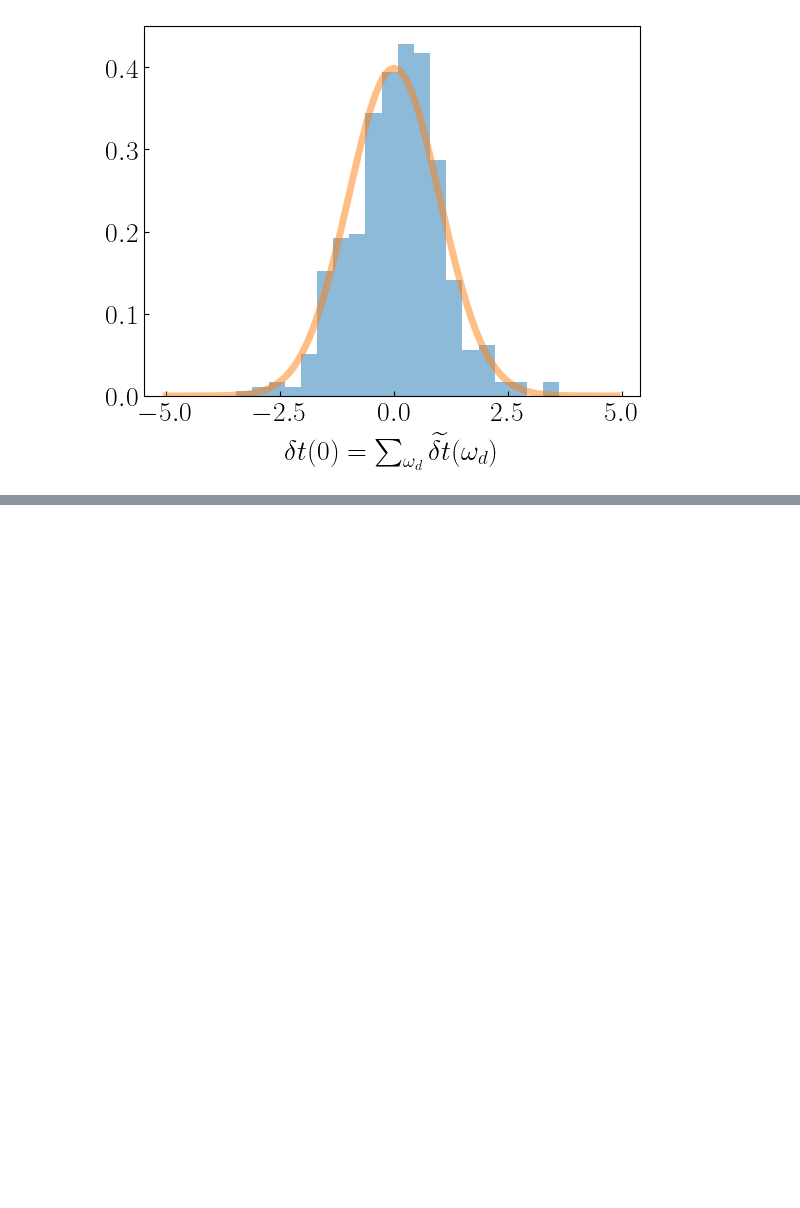
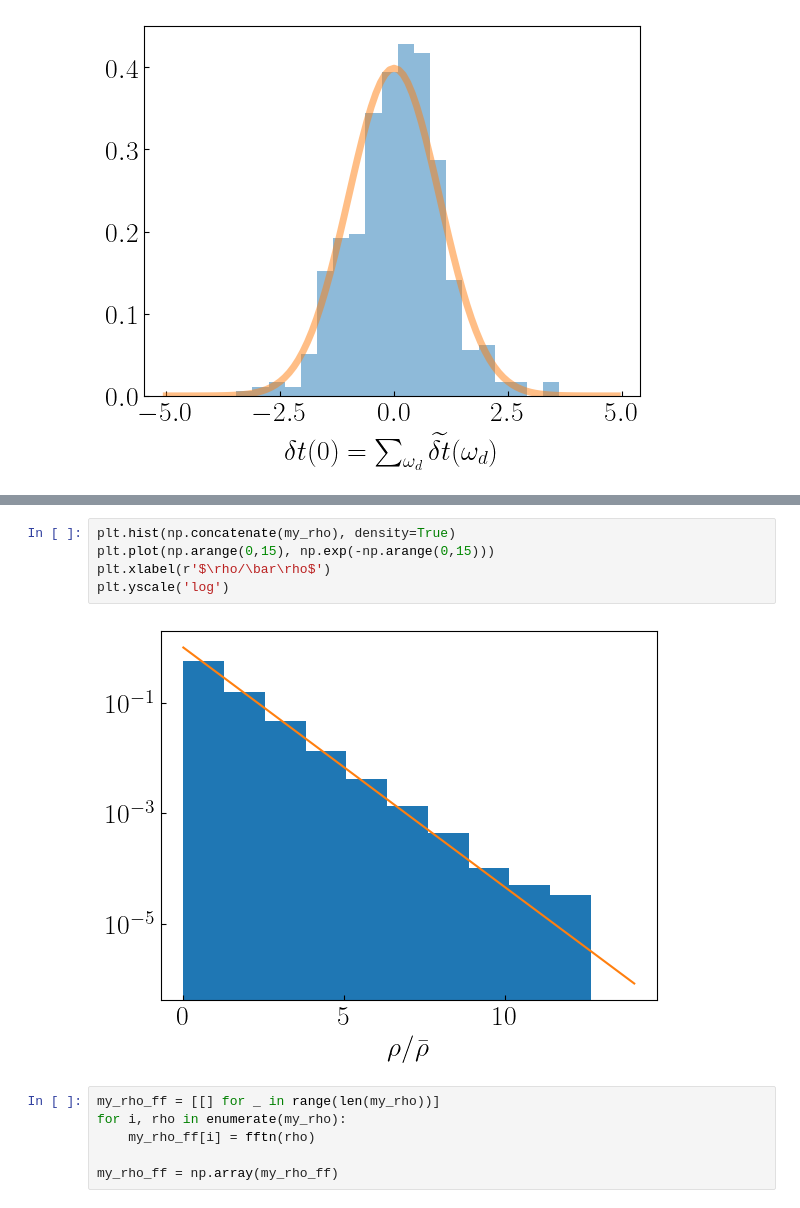
Before and after one commit to hjkim0620/ULDM_PTA_Likelihood, a Jupyter notebook: ULDM_PTA_Likelihood.ipynb, the cells around one changed output, grey strips where cells are left out. Saved outputs shown, nothing was run; the diff lists cells and outputs as text; blank space fills up the shorter version.

```diff
--- a/ULDM_PTA_Likelihood.ipynb
+++ b/ULDM_PTA_Likelihood.ipynb
@@ -346,0 +388,13 @@ plt.xlabel(r'$\delta t(0) = \sum_{\omega_d} \widetilde{\delta t}(\omega_d)$');
+# %%
+plt.hist(np.concatenate(my_rho), density=True)
+plt.plot(np.arange(0,15), np.exp(-np.arange(0,15)))
+plt.xlabel(r'$\rho/\bar\rho$')
+plt.yscale('log')
+# %% [output]
+[figure, added]
+# %%
+my_rho_ff = [[] for _ in range(len(my_rho))]
+for i, rho in enumerate(my_rho):
+    my_rho_ff[i] = fftn(rho)
+
+my_rho_ff = np.array(my_rho_ff)
```
Also changed, not shown: parts of 7 cells of this notebook, 1 other file.
